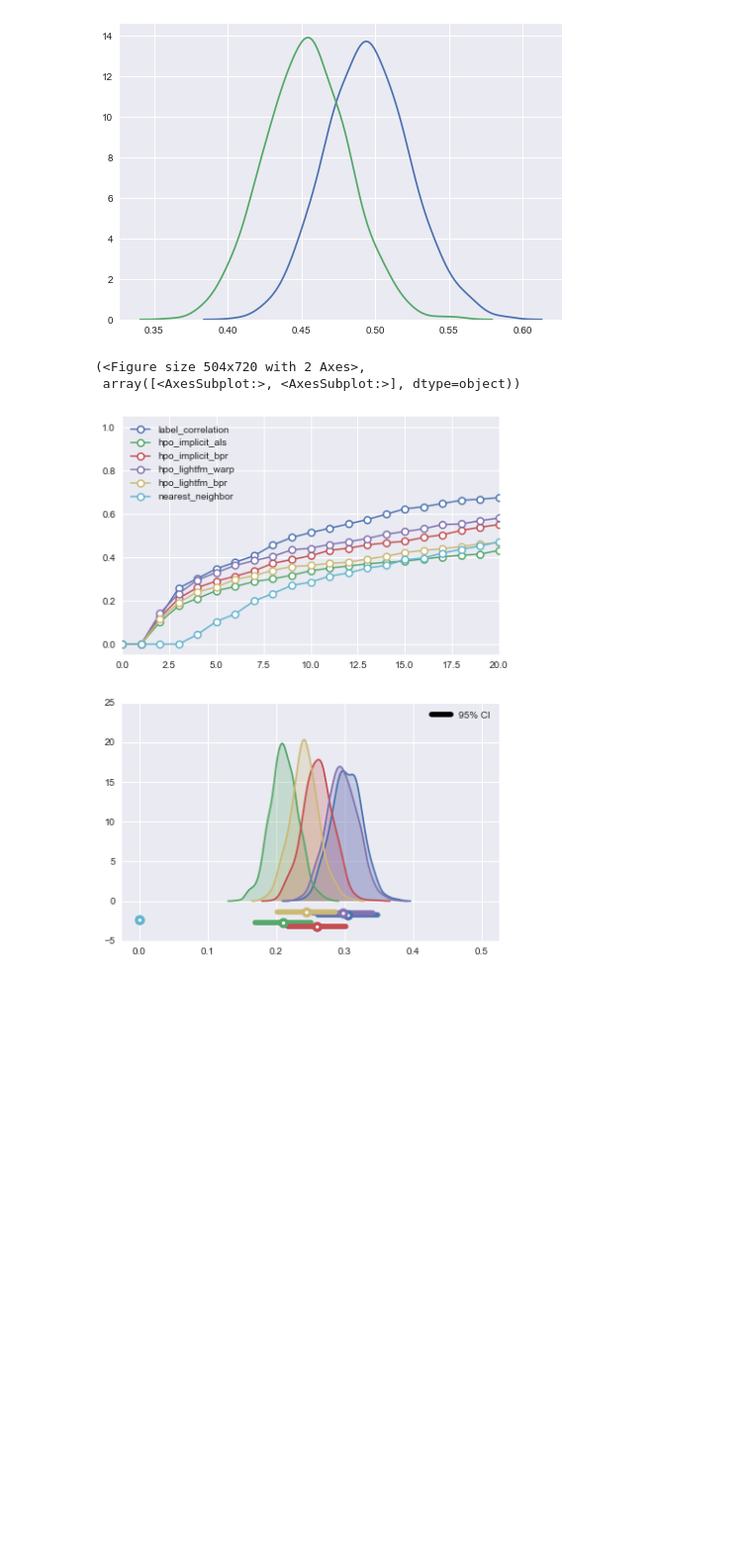
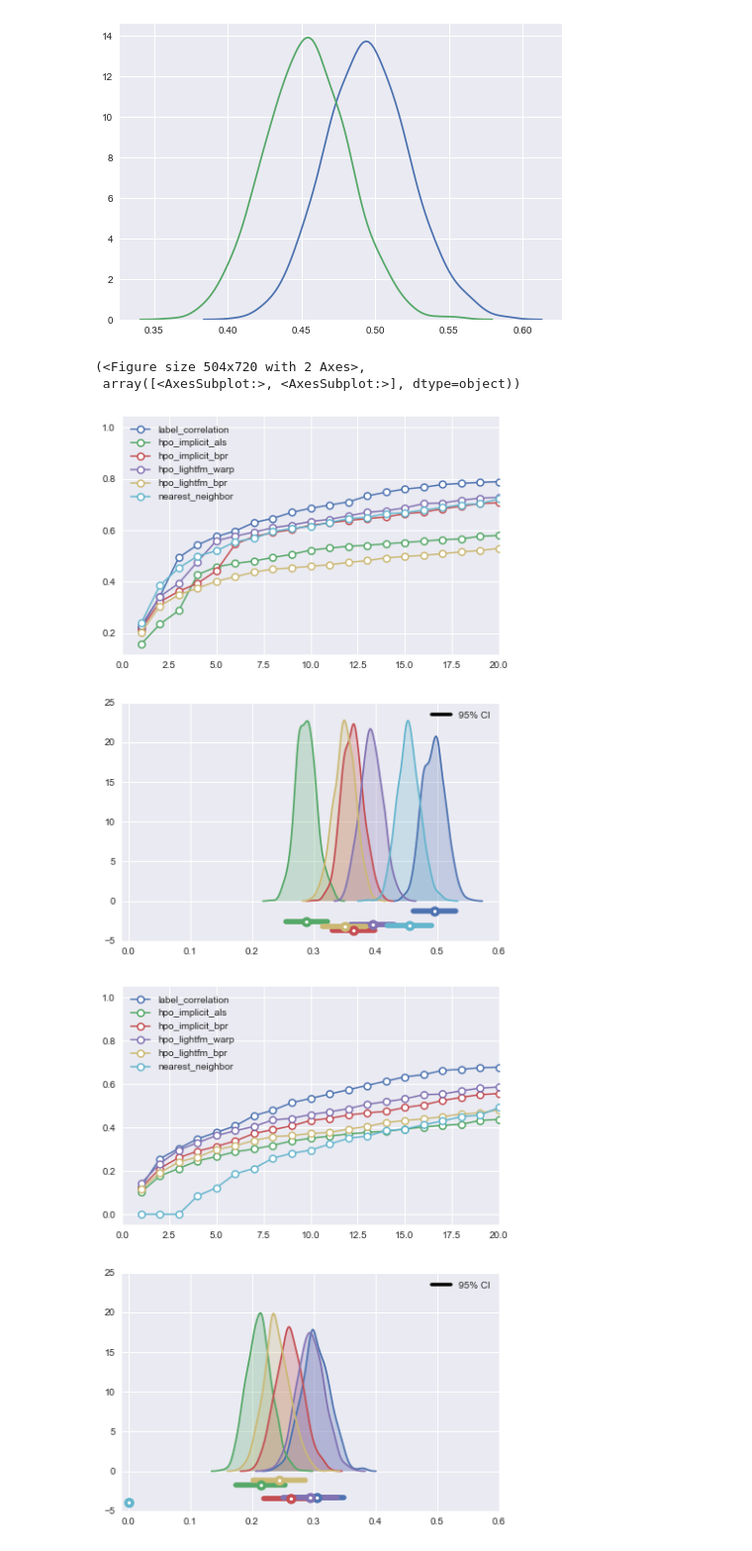
Before and after one commit to ljmartin/molrec, a Jupyter notebook: 3_time_split/figure.ipynb, the cells around one changed output. Shown at 99% size. Saved outputs shown, nothing was run; the diff lists cells and outputs as text; code cells hidden in the pictures; blank space fills up the shorter version.

```diff
--- a/3_time_split/figure.ipynb
+++ b/3_time_split/figure.ipynb
@@ -114,8 +114,8 @@ def simple_ci(data):
     return (d_sorted[low], d_sorted[high])
 
 def simple_ecdf(ranks, maxrank):
-    x = np.arange(0, maxrank)
-    ecdf = [(ranks<i).sum()/len(ranks) for i in x]
+    x = np.arange(1, maxrank)
+    ecdf = [(ranks<=i).sum()/len(ranks) for i in x]
     return x, ecdf
 # %%
 bstrap = simple_bootstrap(ranks)
@@ -154,8 +154,9 @@ def plot(nn=False):
                        lw=3.5,
                        zorder=20)
 
-    ax[1].plot([0.3, 0.5], [1e6, 1e6], c='black', linewidth=5.5, label='95% CI')
+    ax[1].plot([0.3, 0.5], [1e6, 1e6], c='black', linewidth=3.5, label='95% CI')
     ax[1].set_ylim(-5,25)
+    ax[1].set_xlim(-0.01, 0.6)
     ax[1].legend()
 
 
@@ -163,8 +164,10 @@ def plot(nn=False):
     ax[0].set_xlim(0,20)
     return fig, ax
 # %%
+plot(nn=False)
 plot(nn=True)
 # %% [output]
 (<Figure size 504x720 with 2 Axes>,
  array([<AxesSubplot:>, <AxesSubplot:>], dtype=object))
-[figure, old version]
+[figure, new version]
+[figure, added]
```
Also changed, not shown: parts of 7 cells of this notebook, 7 other files.
